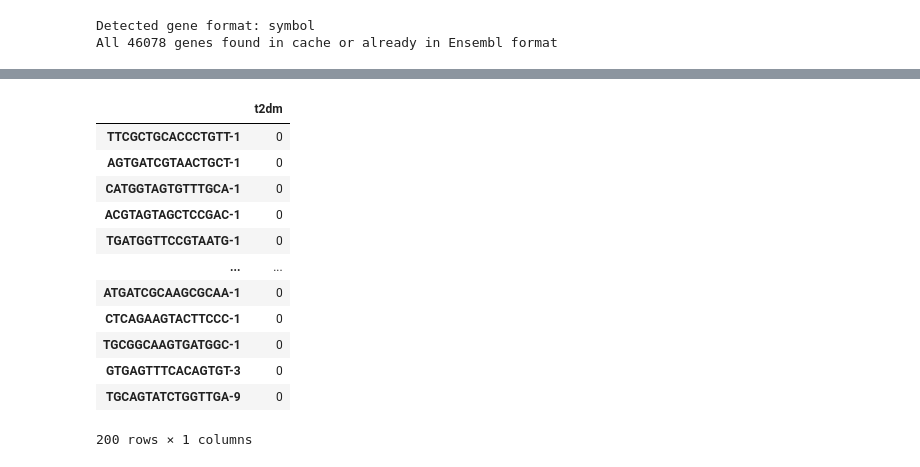
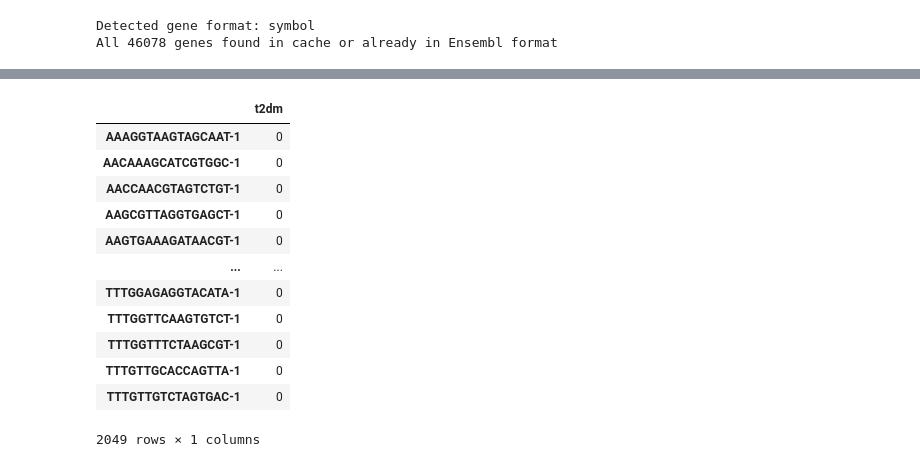
Before and after one commit to tsyasenpoor/sspa_vi, a Jupyter notebook: sspa.ipynb, the cells around one changed output, grey strips where cells are left out. Cells and saved outputs as stored; diff of their text form; code cells hidden in the pictures.

```diff
--- a/sspa.ipynb
+++ b/sspa.ipynb
@@ -88,2 +73,2 @@ raw_df_filtered
 # %%
-random_sample = raw_df_filtered[adata.obs['t2dm'] == 0]
+control_cases = raw_df[adata.obs['t2dm'] == 0]
@@ -154,16 +139,16 @@ Detected gene format: symbol
 All 46078 genes found in cache or already in Ensembl format
 # %%
 # Convert gene names to Ensembl IDs
-sample_gene_names = random_sample.columns.tolist()
+sample_gene_names = control_cases.columns.tolist()
 sample_ensembl_map, _ = gene_converter.symbols_to_ensembl(sample_gene_names)
 ensembl_names = [sample_ensembl_map.get(gene, gene) for gene in sample_gene_names]
-random_sample.columns = ensembl_names
+control_cases.columns = ensembl_names
 
 # Remove duplicate genes
-print(f"Shape before removing duplicates: {random_sample.shape}")
-mask = ~random_sample.columns.duplicated(keep='first')
-random_sample = random_sample.loc[:, mask]
-print(f"Shape after removing duplicates: {random_sample.shape}")
+print(f"Shape before removing duplicates: {control_cases.shape}")
+mask = ~control_cases.columns.duplicated(keep='first')
+control_cases = control_cases.loc[:, mask]
+print(f"Shape after removing duplicates: {control_cases.shape}")
 
 # Filter for protein-coding genes (requires gene_annotation to be loaded first)
 print("Filtering for protein-coding genes...")
@@ -171,8 +156,8 @@ protein_coding_genes = gene_annotation[
     gene_annotation['Genetype'] == 'protein_coding'
 ]['GeneID'].tolist()
 
-common_genes = random_sample.columns.intersection(protein_coding_genes)
-random_sample = random_sample[common_genes]
-print(f"Final shape after protein coding filter: {random_sample.shape}")
+common_genes = control_cases.columns.intersection(protein_coding_genes)
+control_cases = control_cases[common_genes]
+print(f"Final shape after protein coding filter: {control_cases.shape}")
 # %% [output]
 Detected gene format: symbol
@@ -254,0 +244,10 @@ Percentage of zeros: 85.75%
+# %%
+# Remove genes with zero expression across all samples
+control_cases = control_cases.loc[:, (control_cases != 0).any(axis=0)]
+print(f"Shape after removing all-zero genes: {control_cases.shape}")
+
+# Keep only genes expressed in at least 2% of cells
+min_cells = int(0.02 * control_cases.shape[0])  # 2% of cells
+genes_to_keep = (control_cases > 0).sum(axis=0) >= min_cells
+control_cases = control_cases.loc[:, genes_to_keep]
+print(f"Shape after keeping genes expressed in at least 2% of cells (>={min_cells} cells): {control_cases.shape}")
@@ -255,27 +273,27 @@ Percentage of zeros: 85.75%
 # %%
-# Extract t2dm column from adata.obs for the random_sample indices
-t2dm_features = adata.obs.loc[random_sample.index, 't2dm']
+# Extract t2dm column from adata.obs for the control_cases indices
+t2dm_features = adata.obs.loc[control_cases.index, 't2dm']
 
 # Convert to a DataFrame for easier handling
 features_matrix = pd.DataFrame({
     't2dm': t2dm_features
-}, index=random_sample.index)
+}, index=control_cases.index)
 
 features_matrix
 # %% [output]
 |  | t2dm |
-| TTCGCTGCACCCTGTT-1 | 0 |
-| AGTGATCGTAACTGCT-1 | 0 |
-| CATGGTAGTGTTTGCA-1 | 0 |
-| ACGTAGTAGCTCCGAC-1 | 0 |
-| TGATGGTTCCGTAATG-1 | 0 |
+| AAAGGTAAGTAGCAAT-1 | 0 |
+| AACAAAGCATCGTGGC-1 | 0 |
+| AACCAACGTAGTCTGT-1 | 0 |
+| AAGCGTTAGGTGAGCT-1 | 0 |
+| AAGTGAAAGATAACGT-1 | 0 |
 | ... | ... |
-| ATGATCGCAAGCGCAA-1 | 0 |
-| CTCAGAAGTACTTCCC-1 | 0 |
-| TGCGGCAAGTGATGGC-1 | 0 |
-| GTGAGTTTCACAGTGT-3 | 0 |
-| TGCAGTATCTGGTTGA-9 | 0 |
+| TTTGGAGAGGTACATA-1 | 0 |
+| TTTGGTTCAAGTGTCT-1 | 0 |
+| TTTGGTTTCTAAGCGT-1 | 0 |
+| TTTGTTGCACCAGTTA-1 | 0 |
+| TTTGTTGTCTAGTGAC-1 | 0 |
-200 rows × 1 columns
+2049 rows × 1 columns
 # %%
 import os
 import json
```
Also changed, not shown: parts of 44 cells of this notebook.
